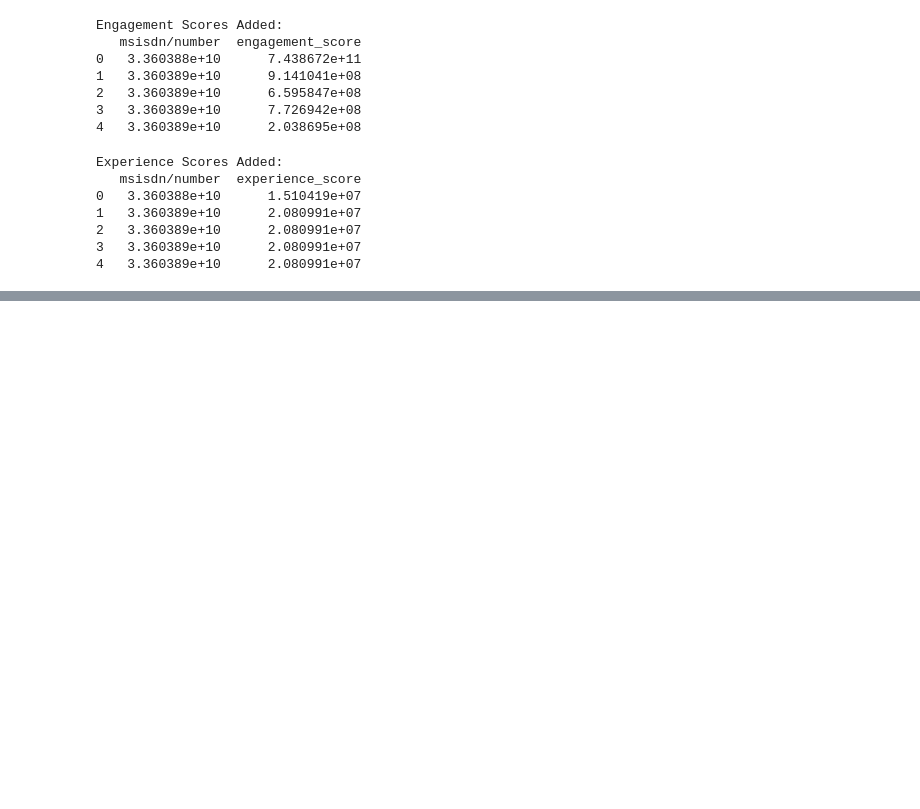
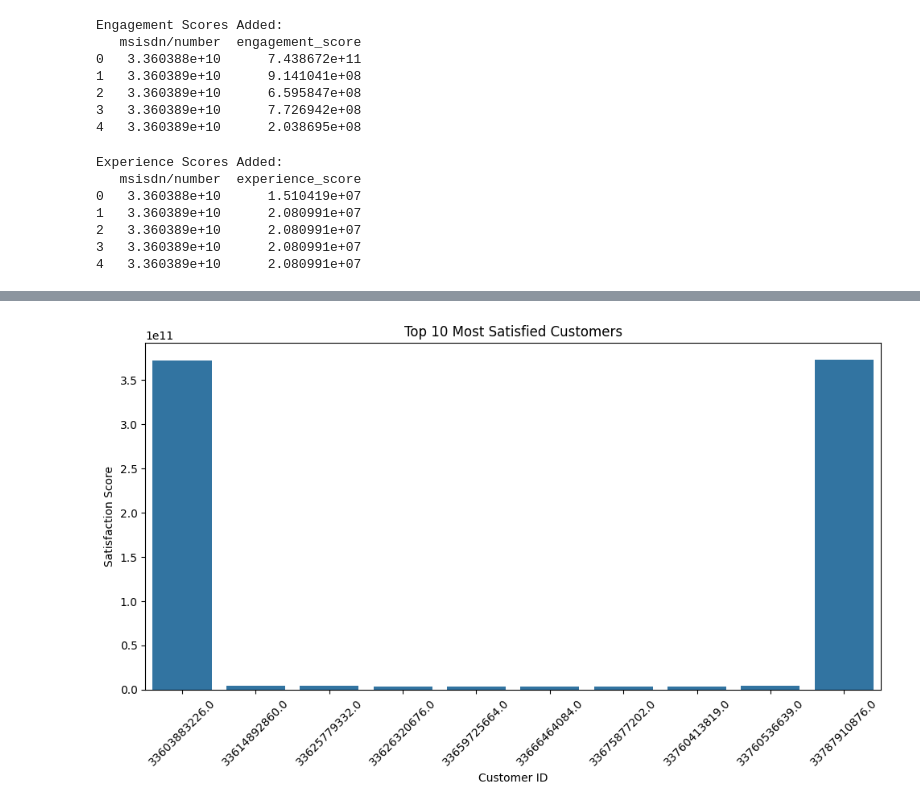
Before and after one commit to Abel-Marie/tellco-insights, a Jupyter notebook: notebooks/eda_satisfaction.ipynb, the cells around one changed output, grey strips where cells are left out. Cells and saved outputs as stored; diff of their text form; code cells hidden in the pictures; blank space fills up the shorter version.

Commit message:
imported calculate_satisfaction_score,top_satisfied_customers  python functions from satisisfaction.py and calculated and Satisfaction score and visualize top 10 satisfied customers

```diff
--- a/notebooks/eda_satisfaction.ipynb
+++ b/notebooks/eda_satisfaction.ipynb
@@ -115,3 +115,22 @@ Experience Scores Added:
 2   3.360389e+10      2.080991e+07
 3   3.360389e+10      2.080991e+07
 4   3.360389e+10      2.080991e+07
+# %%
+# Import necessary modules
+from src.analysis.satisisfaction_analysis import (
+    calculate_satisfaction_score,
+    top_satisfied_customers,
+)
+
+# Engagement and Experience DataFrames
+engagement_df = aggregated_engagement_df
+experience_df = aggregated_experience_df
+
+# Calculate Satisfaction Score
+satisfaction_df = calculate_satisfaction_score(engagement_df, experience_df)
+print("Satisfaction Scores Calculated:", satisfaction_df.head())
+
+# Get Top 10 Most Satisfied Customers
+top_customers = top_satisfied_customers(satisfaction_df, n=10)
+print("Top 10 Most Satisfied Customers:")
+print(top_customers)
@@ -117,0 +155,14 @@ Experience Scores Added:
+# %%
+import seaborn as sns
+import matplotlib.pyplot as plt
+
+plt.figure(figsize=(10, 6))
+sns.barplot(x="msisdn/number", y="satisfaction_score", data=top_customers)
+plt.title("Top 10 Most Satisfied Customers")
+plt.xlabel("Customer ID")
+plt.ylabel("Satisfaction Score")
+plt.xticks(rotation=45)
+plt.tight_layout()
+plt.show()
+# %% [output]
+[figure, added]
```
Also changed, not shown: parts of 1 cell of this notebook.
